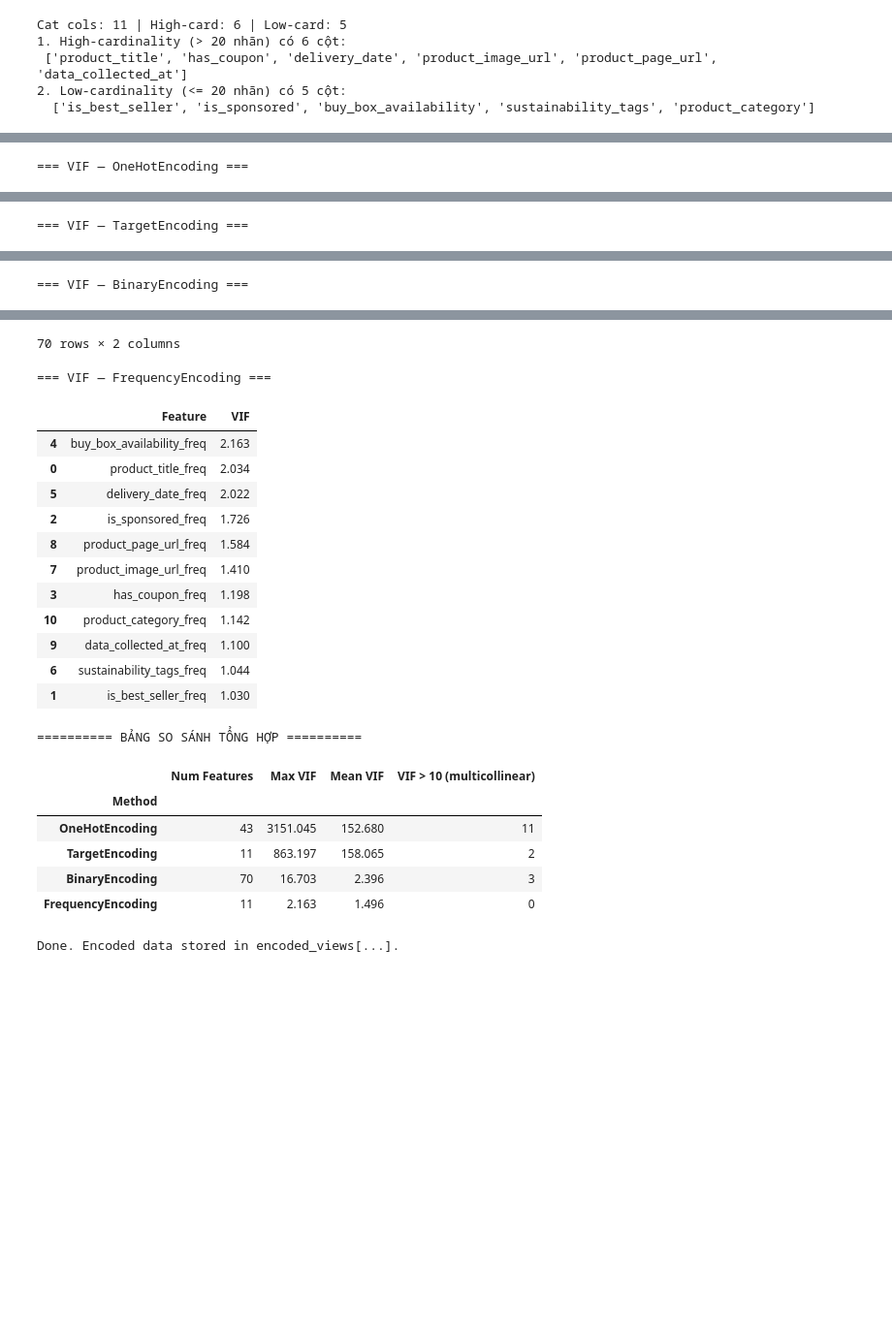
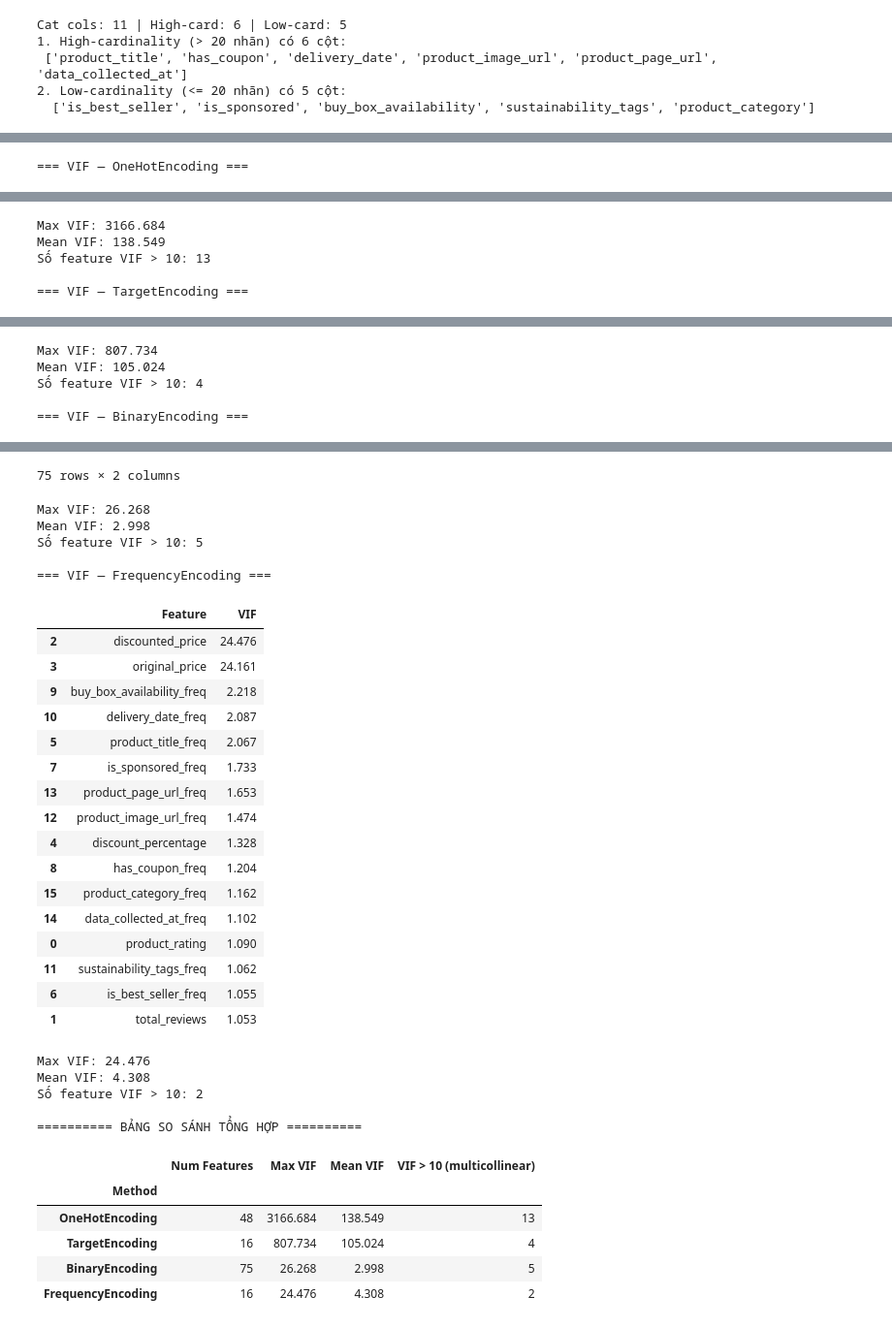
Before and after one commit to HungHiHung10/Lab01-Data-Mining, a Jupyter notebook: notebooks/04_preprocessing_tabular.ipynb, the cells around one changed output, grey strips where cells are left out. Shown at 97% size. Saved outputs shown, nothing was run; the diff lists cells and outputs as text; code cells hidden in the pictures; blank space fills up the shorter version.

Commit message:
finish normalize and encoding data

```diff
--- a/notebooks/04_preprocessing_tabular.ipynb
+++ b/notebooks/04_preprocessing_tabular.ipynb
@@ -1405,7 +1414,7 @@ $$X_{robust} = \frac{X - Q_2}{Q_3 - Q_1}$$
 - **Quantile Transform**: Phương pháp phi tuyến tính, tính toán hàm phân phối tích lũy (CDF) của đặc trưng gốc, sau đó ánh xạ qua hàm lượng giác ngược để ép dữ liệu đầu ra theo một phân phối mong muốn (Đều - Uniform hoặc Chuẩn - Normal). Bất chấp hình dáng gốc, đầu ra sẽ luôn có hình dáng phân phối được chỉ định.
 # %%
 # Chọn dữ liệu nền (ưu tiên dữ liệu đã xử lý ngoại lai)
-base_df = df_treated.copy() if 'df_treated' in globals() else df_num.copy()
+base_df = df_treated.copy()
 cols = NUMERIC_COLS
 
 # Định nghĩa các Scalers
@@ -1732,14 +1742,24 @@ for name, df_enc in encoded_views.items():
     feats = df_enc.drop(columns=[TARGET_LABEL])
     vif_df = compute_vif(feats)
     vif_results[name] = vif_df
+
     print(f"\n=== VIF — {name} ===")
     display(vif_df.round(3))
+
+    max_vif = vif_df['VIF'].max()
+    mean_vif = vif_df['VIF'].mean()
+    bad_vif = (vif_df['VIF'] > 10).sum()
+
+    print(f"Max VIF: {max_vif:.3f}")
+    print(f"Mean VIF: {mean_vif:.3f}")
+    print(f"Số feature VIF > 10: {bad_vif}")
+
     summary_rows.append({
         'Method':        name,
         'Num Features':  len(vif_df),
-        'Max VIF':       vif_df['VIF'].max(),
-        'Mean VIF':      vif_df['VIF'].mean(),
-        'VIF > 10 (multicollinear)': (vif_df['VIF'] > 10).sum()
+        'Max VIF':       max_vif,
+        'Mean VIF':      mean_vif,
+        'VIF > 10 (multicollinear)': bad_vif
     })
 
 print("\n========== BẢNG SO SÁNH TỔNG HỢP ==========")
@@ -1766,2 +1786,6 @@ display(pd.DataFrame(summary_rows).set_index('Method').round(3))
+Max VIF: 3166.684
+Mean VIF: 138.549
+Số feature VIF > 10: 13
+
 === VIF — TargetEncoding ===
 |  | Feature | VIF |
@@ -1779,2 +1808,6 @@ display(pd.DataFrame(summary_rows).set_index('Method').round(3))
+Max VIF: 807.734
+Mean VIF: 105.024
+Số feature VIF > 10: 4
+
 === VIF — BinaryEncoding ===
 |  | Feature | VIF |
@@ -1792,22 +1825,34 @@ display(pd.DataFrame(summary_rows).set_index('Method').round(3))
-70 rows × 2 columns
+75 rows × 2 columns
+Max VIF: 26.268
+Mean VIF: 2.998
+Số feature VIF > 10: 5
+
 === VIF — FrequencyEncoding ===
 |  | Feature | VIF |
-| 4 | buy_box_availability_freq | 2.163 |
-| 0 | product_title_freq | 2.034 |
-| 5 | delivery_date_freq | 2.022 |
-| 2 | is_sponsored_freq | 1.726 |
-| 8 | product_page_url_freq | 1.584 |
-| 7 | product_image_url_freq | 1.410 |
-| 3 | has_coupon_freq | 1.198 |
-| 10 | product_category_freq | 1.142 |
-| 9 | data_collected_at_freq | 1.100 |
-| 6 | sustainability_tags_freq | 1.044 |
-| 1 | is_best_seller_freq | 1.030 |
+| 2 | discounted_price | 24.476 |
+| 3 | original_price | 24.161 |
+| 9 | buy_box_availability_freq | 2.218 |
+| 10 | delivery_date_freq | 2.087 |
+| 5 | product_title_freq | 2.067 |
+| 7 | is_sponsored_freq | 1.733 |
+| 13 | product_page_url_freq | 1.653 |
+| 12 | product_image_url_freq | 1.474 |
+| 4 | discount_percentage | 1.328 |
+| 8 | has_coupon_freq | 1.204 |
+| 15 | product_category_freq | 1.162 |
+| 14 | data_collected_at_freq | 1.102 |
+| 0 | product_rating | 1.090 |
+| 11 | sustainability_tags_freq | 1.062 |
+| 6 | is_best_seller_freq | 1.055 |
+| 1 | total_reviews | 1.053 |
+Max VIF: 24.476
+Mean VIF: 4.308
+Số feature VIF > 10: 2
+
 ========== BẢNG SO SÁNH TỔNG HỢP ==========
 |  | Num Features | Max VIF | Mean VIF | VIF > 10 (multicollinear) |
 | Method |  |  |  |  |
-| OneHotEncoding | 43 | 3151.045 | 152.680 | 11 |
-| TargetEncoding | 11 | 863.197 | 158.065 | 2 |
-| BinaryEncoding | 70 | 16.703 | 2.396 | 3 |
-| FrequencyEncoding | 11 | 2.163 | 1.496 | 0 |
+| OneHotEncoding | 48 | 3166.684 | 138.549 | 13 |
+| TargetEncoding | 16 | 807.734 | 105.024 | 4 |
+| BinaryEncoding | 75 | 26.268 | 2.998 | 5 |
+| FrequencyEncoding | 16 | 24.476 | 4.308 | 2 |
-Done. Encoded data stored in encoded_views[...].
```
Also changed, not shown: parts of 20 cells of this notebook.
